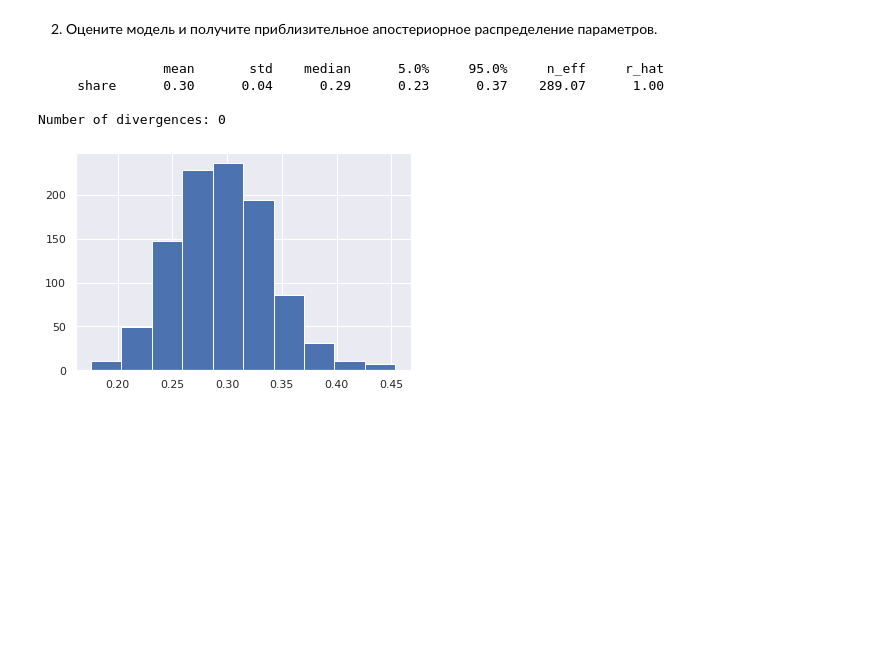
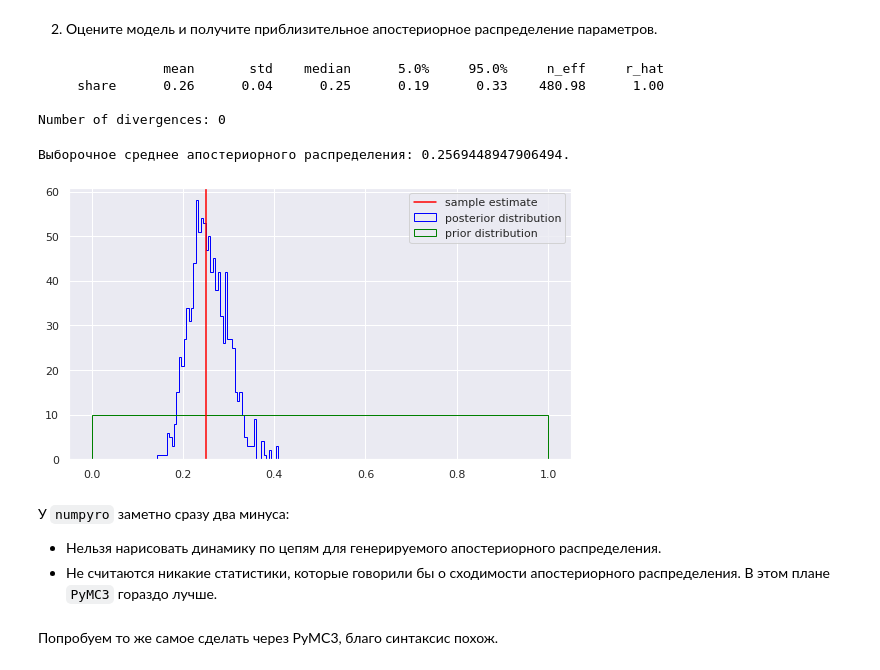
Before and after one commit to darkmetrics/bayes, a Jupyter notebook: Seminar 1.ipynb, the cells around one changed output. Saved outputs shown, nothing was run; the diff lists cells and outputs as text; code cells hidden in the pictures; blank space fills up the shorter version.

```diff
--- a/Seminar 1.ipynb
+++ b/Seminar 1.ipynb
@@ -100,15 +104,29 @@ kernel = NUTS(model) # NUTS sampler
 # 100 первых наблюдений будет выкинуто при оценке апостериорного распределения
 # оставшиеся 500 наблюдений будут сохранены
 mcmc = MCMC(kernel, 100, 1000)
-mcmc.run(random.PRNGKey(0), y = y)
+mcmc.run(random.PRNGKey(123), y = y)
 mcmc.print_summary()
 samples_1 = mcmc.get_samples()
 # %% [output]
                 mean       std    median      5.0%     95.0%     n_eff     r_hat
-     share      0.30      0.04      0.29      0.23      0.37    289.07      1.00
+     share      0.26      0.04      0.25      0.19      0.33    480.98      1.00
 
 Number of divergences: 0
-# %%
-plt.hist(samples_1['share']);
-# %% [output]
-[figure, removed]
+# %%
+print(f"Выборочное среднее апостериорного распределения: {samples_1['share'].mean()}.")
+# %% [output]
+Выборочное среднее апостериорного распределения: 0.2569448947906494.
+# %%
+plt.figure(figsize=(9, 5));
+plt.hist(samples_1['share'], bins=50, histtype='step', label='posterior distribution', color='blue');
+plt.hist(np.linspace(0, 1, 500), bins=50, histtype='step', label='prior distribution', color='green');
+plt.axvline(np.mean(y), color='red', label='sample estimate');
+plt.legend(loc='best');
+# %% [output]
+[figure, added]
+# %% [markdown]
+У `numpyro` заметно сразу два минуса:
+* Нельзя нарисовать динамику по цепям для генерируемого апостериорного распределения.
+* Не считаются никакие статистики, которые говорили бы о сходимости апостериорного распределения. В этом плане `PyMC3` гораздо лучше.
+# %% [markdown]
+Попробуем то же самое сделать через PyMC3, благо синтаксис похож.
```
Also changed, not shown: parts of 13 cells of this notebook.
